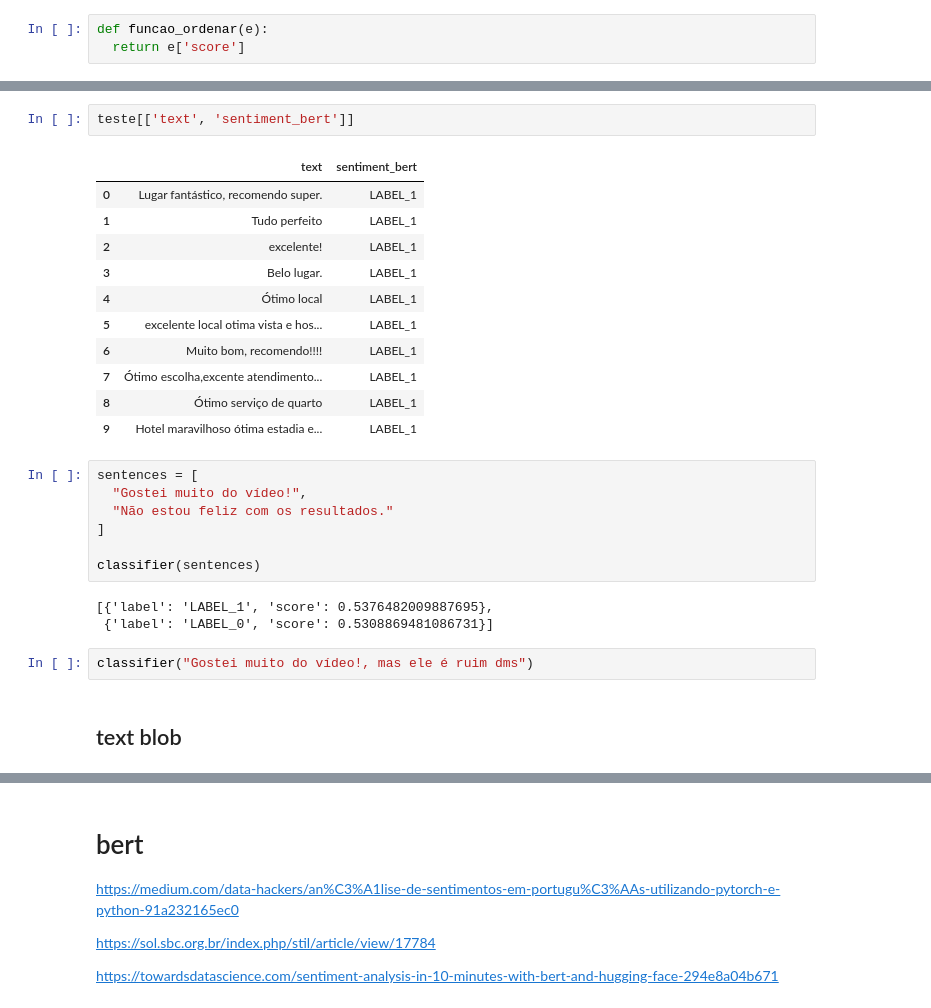
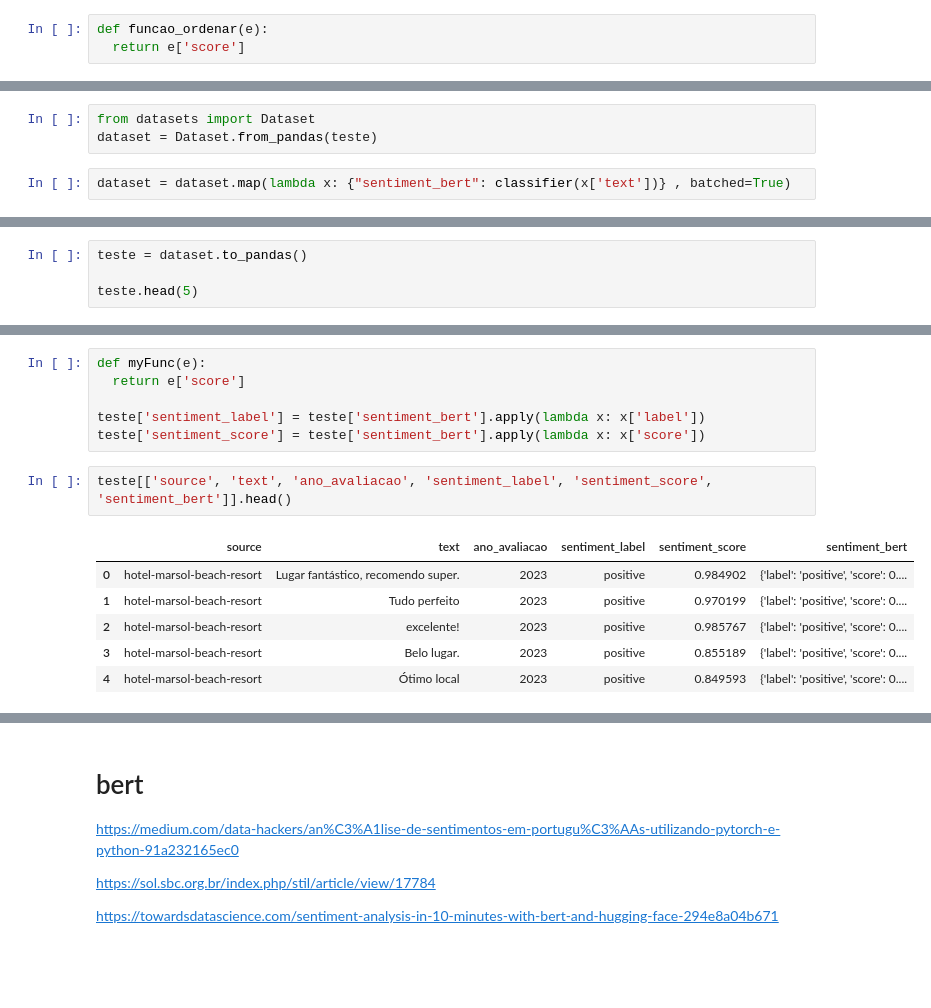
Before and after one commit to emerson-matos/tcc-notebooks, a Jupyter notebook: sentimentos/notebook.ipynb, the cells around one changed output, grey strips where cells are left out. Saved outputs shown, nothing was run; the diff lists cells and outputs as text; blank space fills up the shorter version.

```diff
--- a/sentimentos/notebook.ipynb
+++ b/sentimentos/notebook.ipynb
@@ -80,0 +119,5 @@ teste['sentiment_bert'] = teste['text'].apply(lambda x: classifier(x)[0]['label'
+# %%
+from datasets import Dataset
+dataset = Dataset.from_pandas(teste)
+# %%
+dataset = dataset.map(lambda x: {"sentiment_bert": classifier(x['text'])} , batched=True)
@@ -80,0 +145,4 @@ teste['sentiment_bert'] = teste['text'].apply(lambda x: classifier(x)[0]['label'
+# %%
+teste = dataset.to_pandas()
+
+teste.head(5)
@@ -81,28 +156,15 @@ teste['sentiment_bert'] = teste['text'].apply(lambda x: classifier(x)[0]['label'
+# %%
+def myFunc(e):
+  return e['score']
+
+teste['sentiment_label'] = teste['sentiment_bert'].apply(lambda x: x['label'])
+teste['sentiment_score'] = teste['sentiment_bert'].apply(lambda x: x['score'])
 # %%
-teste[['text', 'sentiment_bert']]
+teste[['source', 'text', 'ano_avaliacao', 'sentiment_label', 'sentiment_score', 'sentiment_bert']].head()
 # %% [output]
-|  | text | sentiment_bert |
-| 0 | Lugar fantástico, recomendo super. | LABEL_1 |
-| 1 | Tudo perfeito | LABEL_1 |
-| 2 | excelente! | LABEL_1 |
-| 3 | Belo lugar. | LABEL_1 |
-| 4 | Ótimo local | LABEL_1 |
-| 5 | excelente local otima vista e hos... | LABEL_1 |
-| 6 | Muito bom, recomendo!!!! | LABEL_1 |
-| 7 | Ótimo escolha,excente atendimento... | LABEL_1 |
-| 8 | Ótimo serviço de quarto | LABEL_1 |
-| 9 | Hotel maravilhoso ótima estadia e... | LABEL_1 |
+|  | source | text | ano_avaliacao | sentiment_label | sentiment_score | sentiment_bert |
+| 0 | hotel-marsol-beach-resort | Lugar fantástico, recomendo super. | 2023 | positive | 0.984902 | {'label': 'positive', 'score': 0.... |
+| 1 | hotel-marsol-beach-resort | Tudo perfeito | 2023 | positive | 0.970199 | {'label': 'positive', 'score': 0.... |
+| 2 | hotel-marsol-beach-resort | excelente! | 2023 | positive | 0.985767 | {'label': 'positive', 'score': 0.... |
+| 3 | hotel-marsol-beach-resort | Belo lugar. | 2023 | positive | 0.855189 | {'label': 'positive', 'score': 0.... |
+| 4 | hotel-marsol-beach-resort | Ótimo local | 2023 | positive | 0.849593 | {'label': 'positive', 'score': 0.... |
-# %%
-sentences = [
-  "Gostei muito do vídeo!",
-  "Não estou feliz com os resultados."
-]
-
-classifier(sentences)
-# %% [output]
-[{'label': 'LABEL_1', 'score': 0.5376482009887695},
- {'label': 'LABEL_0', 'score': 0.5308869481086731}]
-# %%
-classifier("Gostei muito do vídeo!, mas ele é ruim dms")
-# %% [markdown]
-## text blob
```
Also changed, not shown: parts of 18 cells of this notebook.
